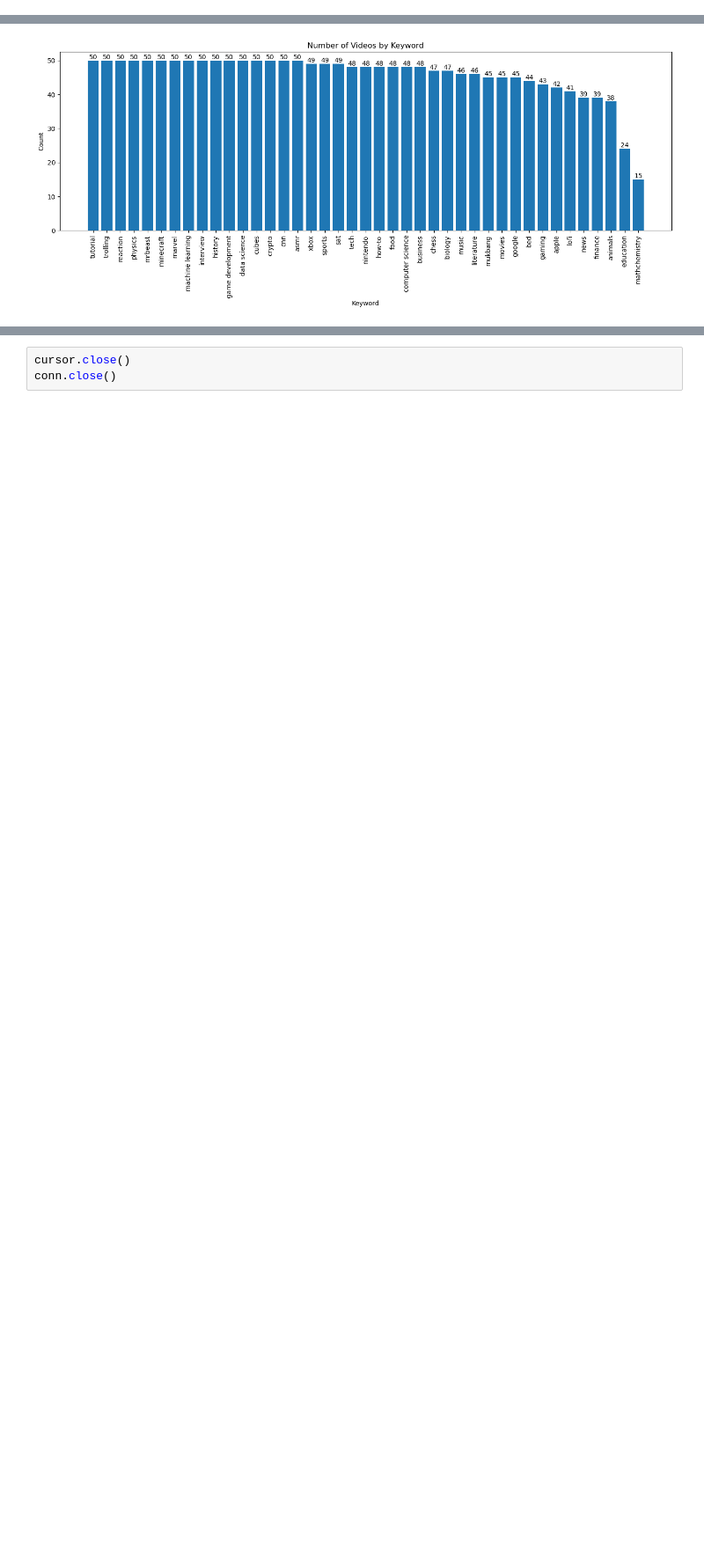
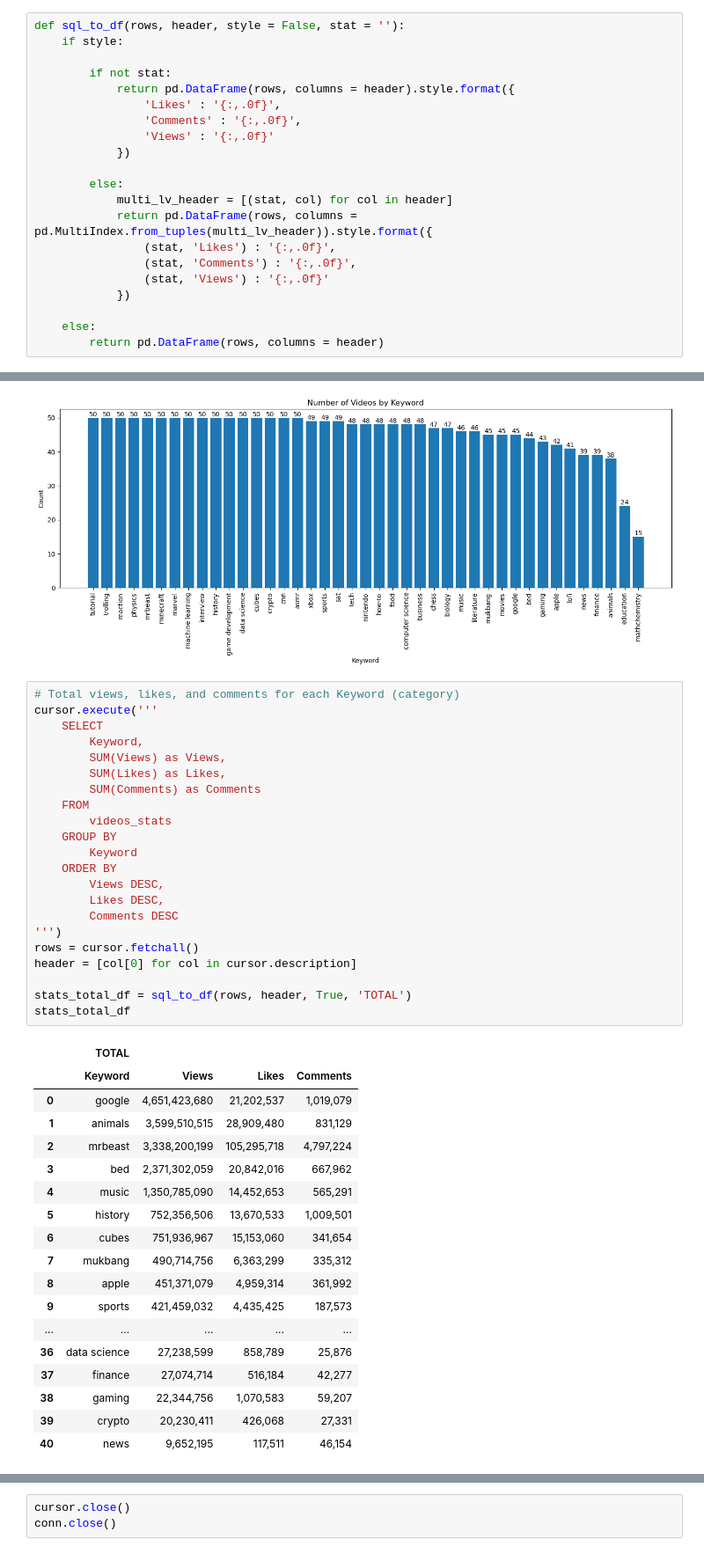
Before and after one commit to BriAnWuu/YouTube_Stats, a Jupyter notebook: YouTube_Stats.ipynb, the cells around one changed output, grey strips where cells are left out. Shown at 88% size. Saved outputs shown, nothing was run; the diff lists cells and outputs as text; blank space fills up the shorter version.

Commit message:
total and average

```diff
--- a/YouTube_Stats.ipynb
+++ b/YouTube_Stats.ipynb
@@ -255,6 +255,27 @@ for row in rows:
 #    print(row)
 # %% [markdown]
 ## Exploratory Data Analysis with SQL
+# %%
+def sql_to_df(rows, header, style = False, stat = ''):
+    if style:
+
+        if not stat:
+            return pd.DataFrame(rows, columns = header).style.format({
+                'Likes' : '{:,.0f}',
+                'Comments' : '{:,.0f}',
+                'Views' : '{:,.0f}'
+            })
+
+        else:
+            multi_lv_header = [(stat, col) for col in header]
+            return pd.DataFrame(rows, columns = pd.MultiIndex.from_tuples(multi_lv_header)).style.format({
+                (stat, 'Likes') : '{:,.0f}',
+                (stat, 'Comments') : '{:,.0f}',
+                (stat, 'Views') : '{:,.0f}'
+            })
+
+    else:
+        return pd.DataFrame(rows, columns = header)
 # %%
 # Most liked videos
 cursor.execute('''
@@ -384,3 +393,44 @@ plt.ylabel('Count')
 plt.show()
 # %% [output]
 [figure]
+# %%
+# Total views, likes, and comments for each Keyword (category)
+cursor.execute('''
+    SELECT
+        Keyword,
+        SUM(Views) as Views,
+        SUM(Likes) as Likes,
+        SUM(Comments) as Comments
+    FROM
+        videos_stats
+    GROUP BY
+        Keyword
+    ORDER BY
+        Views DESC,
+        Likes DESC,
+        Comments DESC
+''')
+rows = cursor.fetchall()
+header = [col[0] for col in cursor.description]
+
+stats_total_df = sql_to_df(rows, header, True, 'TOTAL')
+stats_total_df
+# %% [output]
+|  | TOTAL |  |  |  |
+|  | Keyword | Views | Likes | Comments |
+| 0 | google | 4,651,423,680 | 21,202,537 | 1,019,079 |
+| 1 | animals | 3,599,510,515 | 28,909,480 | 831,129 |
+| 2 | mrbeast | 3,338,200,199 | 105,295,718 | 4,797,224 |
+| 3 | bed | 2,371,302,059 | 20,842,016 | 667,962 |
+| 4 | music | 1,350,785,090 | 14,452,653 | 565,291 |
+| 5 | history | 752,356,506 | 13,670,533 | 1,009,501 |
+| 6 | cubes | 751,936,967 | 15,153,060 | 341,654 |
+| 7 | mukbang | 490,714,756 | 6,363,299 | 335,312 |
+| 8 | apple | 451,371,079 | 4,959,314 | 361,992 |
+| 9 | sports | 421,459,032 | 4,435,425 | 187,573 |
+| ... | ... | ... | ... | ... |
+| 36 | data science | 27,238,599 | 858,789 | 25,876 |
+| 37 | finance | 27,074,714 | 516,184 | 42,277 |
+| 38 | gaming | 22,344,756 | 1,070,583 | 59,207 |
+| 39 | crypto | 20,230,411 | 426,068 | 27,331 |
+| 40 | news | 9,652,195 | 117,511 | 46,154 |
```
Also changed, not shown: parts of 5 cells of this notebook.
